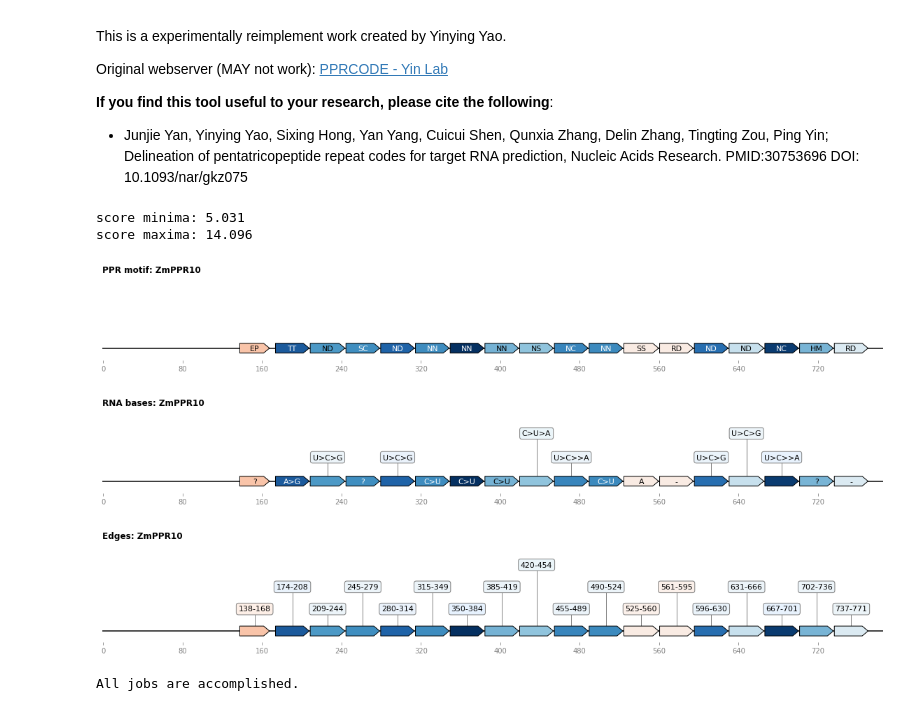
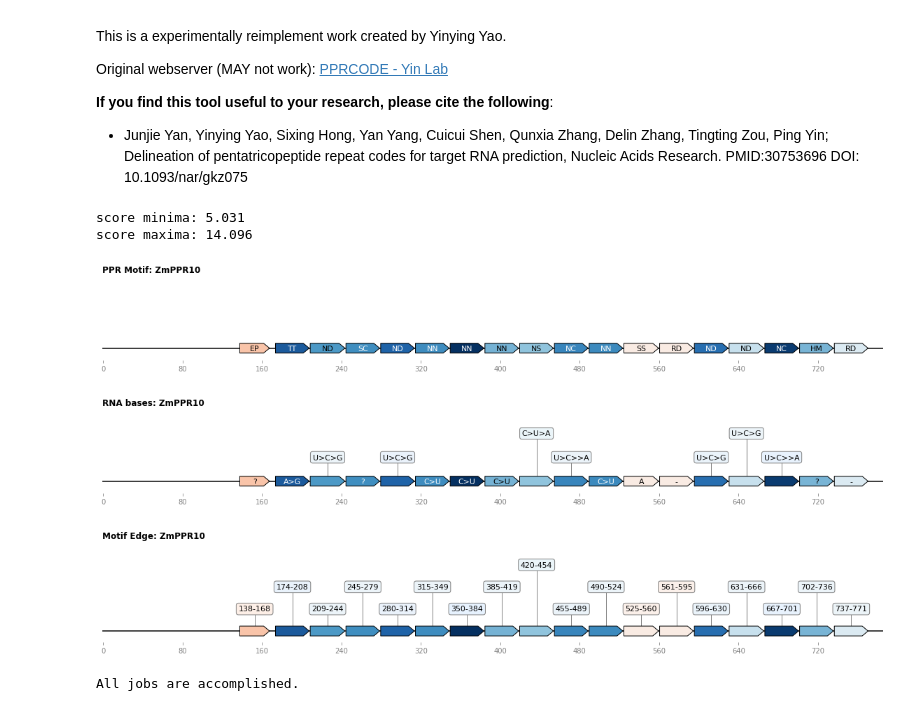
Before and after one commit to YaoYinYing/PPRCODE_Guideline, a Jupyter notebook: PPRCODE.ipynb, the cells around one changed output. Drawn from its saved outputs; the diff is of its cells as text; code cells hidden in the pictures.

Commit message:
merge plot function

```diff
--- a/PPRCODE.ipynb
+++ b/PPRCODE.ipynb
@@ -428,92 +426,68 @@ color_scale = 0 #@param {type:"slider", min:0, max:50, step:5}
 
 viridis = cm.get_cmap(plot_color_scheme)
 
-def draw_ppr(s,ppr):
-  features=[
-      GraphicFeature(start=a, end=b, color=viridis(float(c/color_scale)),strand=+1,
-                    label=d) for p in ppr for a,b,c,d in zip([p.annotations["PPR_STARTS"]],[p.annotations["PPR_ENDS"]],[p.annotations["PS_SCORE"]],[p.annotations["PPR_CODE"]])
-  ]
-  record = GraphicRecord(sequence_length=len(s.seq), features=features)
+
+def draw_my_ppr(s,ppr,feature):
+  draw_features={
+      'Motif'     : [GraphicFeature(start=a, end=b, color=viridis(float(c/color_scale)),strand=+1,
+                    label=d) for p in ppr for a,b,c,d in zip([p.annotations["PPR_STARTS"]],[p.annotations["PPR_ENDS"]],[p.annotations["PS_SCORE"]],[p.annotations["PPR_CODE"]])],
+      'RNA'       : [GraphicFeature(start=a, end=b, color=viridis(float(c/color_scale)),strand=+1,
+                    label=d) for p in ppr for a,b,c,d in zip([p.annotations["PPR_STARTS"]],[p.annotations["PPR_ENDS"]],[p.annotations["PS_SCORE"]],[p.annotations["RNA_BASE"]])],
+      'Score'     : [GraphicFeature(start=a, end=b, color=viridis(float(c/color_scale)),strand=+1,
+                    label=str(d)) for p in ppr for a,b,c,d in zip([p.annotations["PPR_STARTS"]],[p.annotations["PPR_ENDS"]],[p.annotations["PS_SCORE"]],[p.annotations["PS_SCORE"]])],
+      'Edge'      : [GraphicFeature(start=a, end=b, color=viridis(float(c/color_scale)),strand=+1,
+                    label="-".join([str(a),str(b)])) for p in ppr for a,b,c in zip([p.annotations["PPR_STARTS"]],[p.annotations["PPR_ENDS"]],[p.annotations["PS_SCORE"]])],
+      'Type'      : [GraphicFeature(start=a, end=b, color=viridis(float(c/color_scale)),strand=+1,
+                    label=str(d)) for p in ppr for a,b,c,d in zip([p.annotations["PPR_STARTS"]],[p.annotations["PPR_ENDS"]],[p.annotations["PS_SCORE"]],[p.annotations["PPR_TYPE"]])] if program=="PPRfinder" else [],
+  }
+  assert feature in draw_features,'Haiyaahh!'
+
+  record = GraphicRecord(sequence_length=len(s.seq), features=draw_features[feature])
   ax, _ =record.plot(figure_width=fixed_plot_width if fixed_plot_width != 0 else len(s.seq)/20)
-  ax.set_title(f"PPR motif: {s.id}", loc='left', weight='bold')
-  ax.figure.savefig(f'{RES_DIR_FIGURE}/PPR-{s.id}.png')
-
-def draw_rna(s,ppr):
-  features=[
-      GraphicFeature(start=a, end=b, color=viridis(float(c/color_scale)),strand=+1,
-                    label=d) for p in ppr for a,b,c,d in zip([p.annotations["PPR_STARTS"]],[p.annotations["PPR_ENDS"]],[p.annotations["PS_SCORE"]],[p.annotations["RNA_BASE"]])
-  ]
-  record = GraphicRecord(sequence_length=len(s.seq), features=features)
-  ax, _ =record.plot(figure_width=fixed_plot_width if fixed_plot_width != 0 else len(s.seq)/20)
-  ax.set_title(f"RNA bases: {s.id}", loc='left', weight='bold')
-  ax.figure.savefig(f'{RES_DIR_FIGURE}/RNA-{s.id}.png')
-
-def draw_score(s,ppr):
-  features=[
-      GraphicFeature(start=a, end=b, color=viridis(float(c/color_scale)),strand=+1,
-                    label=str(d)) for p in ppr for a,b,c,d in zip([p.annotations["PPR_STARTS"]],[p.annotations["PPR_ENDS"]],[p.annotations["PS_SCORE"]],[p.annotations["PS_SCORE"]])
-  ]
-  record = GraphicRecord(sequence_length=len(s.seq), features=features)
-  ax, _ =record.plot(figure_width=fixed_plot_width if fixed_plot_width != 0 else len(s.seq)/20)
-  ax.set_title(f"PS scan scores: {s.id}", loc='left', weight='bold')
-  ax.figure.savefig(f'{RES_DIR_FIGURE}/Scores-{s.id}.png')
-
-def draw_type(s,ppr):
-  features=[
-      GraphicFeature(start=a, end=b, color=viridis(float(c/color_scale)),strand=+1,
-                    label=str(d)) for p in ppr for a,b,c,d in zip([p.annotations["PPR_STARTS"]],[p.annotations["PPR_ENDS"]],[p.annotations["PS_SCORE"]],[p.annotations["PPR_TYPE"]])
-  ]
-  record = GraphicRecord(sequence_length=len(s.seq), features=features)
-  ax, _ =record.plot(figure_width=fixed_plot_width if fixed_plot_width != 0 else len(s.seq)/20)
-  ax.set_title(f"PS scan scores: {s.id}", loc='left', weight='bold')
-  ax.figure.savefig(f'{RES_DIR_FIGURE}/Type-{s.id}.png')
-
-def draw_edge(s,ppr):
-  features=[
-      GraphicFeature(start=a, end=b, color=viridis(float(c/color_scale)),strand=+1,
-                    label="-".join([str(a),str(b)])) for p in ppr for a,b,c in zip([p.annotations["PPR_STARTS"]],[p.annotations["PPR_ENDS"]],[p.annotations["PS_SCORE"]])
-  ]
-  record = GraphicRecord(sequence_length=len(s.seq), features=features)
-  ax, _ =record.plot(figure_width=fixed_plot_width if fixed_plot_width != 0 else len(s.seq)/20)
-  ax.set_title(f"Edges: {s.id}", loc='left', weight='bold')
-  ax.figure.savefig(f'{RES_DIR_FIGURE}/Edges-{s.id}.png')
+  title={'Motif'      : 'PPR Motif',
+         'RNA'        : 'RNA bases',
+         'Score'      : f'{program} Score',
+         'Edge'       : 'Motif Edge',
+         'Type'       : 'Type'}
+  ax.set_title(f"{title[feature]}: {s.id}", loc='left', weight='bold')
+  ax.figure.savefig(f'{RES_DIR_FIGURE}/{feature}-{s.id}.png')
 
 total=len(job_list)
 
 with tqdm.notebook.tqdm(total=total, bar_format=TQDM_BAR_FORMAT) as pbar:
 
   pkls_files=glob.glob(f'{RES_DIR_PICKLE}/*.pkl')
   pkls={pathlib.Path(x).stem: x for x in pkls_files}
   fastas=glob.glob(f'{JOBS_DIR}/*.fasta')
   job_list={s.id:s for f in fastas for s in SeqIO.parse(f,'fasta') }
 
   scores=[]
   for s in job_list.keys():
     data = pickle.load(open(f'{RES_DIR_PICKLE}/{s}.pkl','rb'))
     scores+=[sc for p in data for sc in  [p.annotations["PS_SCORE"]]]
   print(f'score minima: {min(scores)}')
   print(f'score maxima: {max(scores)}')
   if color_scale==0:color_scale=max(scores)
 
   for s in job_list.keys():
     data = pickle.load(open(f'{RES_DIR_PICKLE}/{s}.pkl','rb'))
     #print(s)
     try:
-      if plot_ppr: draw_ppr(job_list[s],data)
-      if plot_rna: draw_rna(job_list[s],data)
-      if plot_score: draw_score(job_list[s],data)
-      if plot_edge: draw_edge(job_list[s],data)
-      if plot_type and program=='PPRfinder': draw_type(job_list[s],data)
+      if plot_ppr: draw_my_ppr(job_list[s],data,'Motif')
+      if plot_rna: draw_my_ppr(job_list[s],data,'RNA')
+      if plot_score: draw_my_ppr(job_list[s],data,'Score')
+      if plot_edge: draw_my_ppr(job_list[s],data,'Edge')
+      if plot_type and program=='PPRfinder': draw_my_ppr(job_list[s],data,'Type')
     except Exception as e:
-      traceback.print_exc() if debug else print(e)
+      traceback.print_exc() #if debug else print(e)
     finally:
       pbar.update(1)
 # %% [output]
 score minima: 5.031
 score maxima: 14.096
 [figure]
 [figure]
-[figure, old version]
+[figure, new version]
 # %%
 #@title Generate report and download it!
 #@markdown Click the _Play Button_ to generate result in `xlsx` format
```
Also changed, not shown: parts of 2 cells of this notebook.
